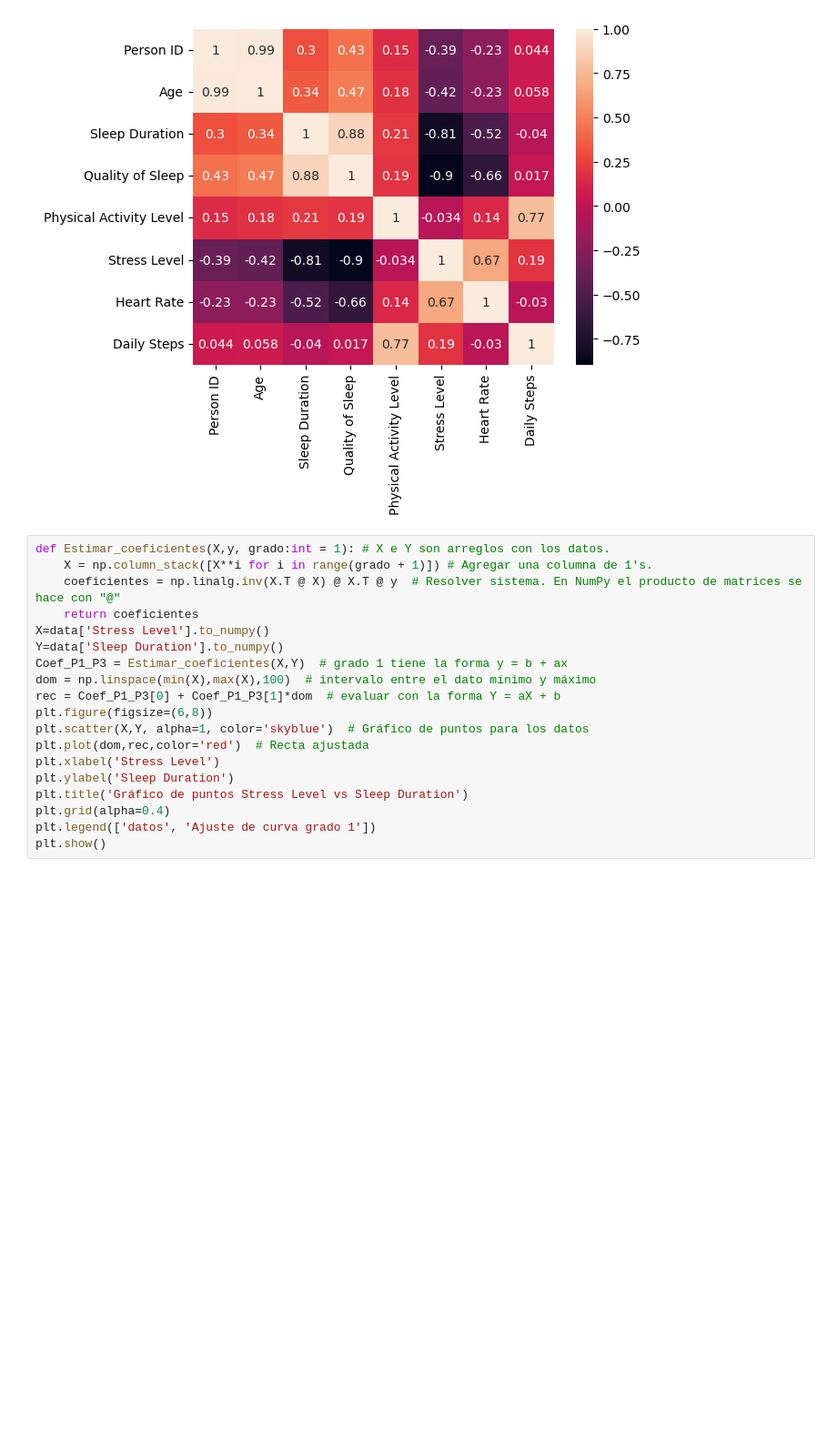
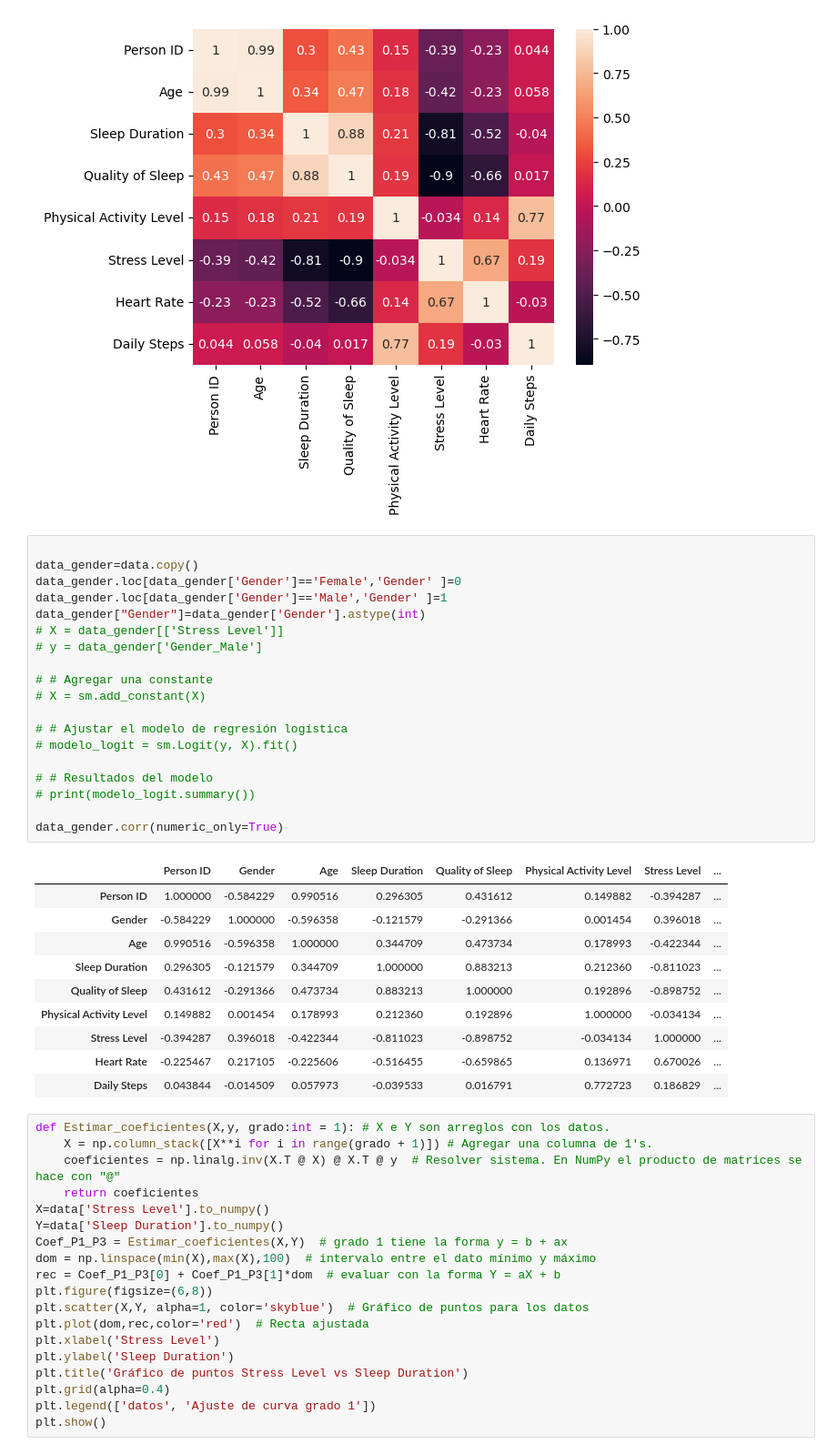
Before and after one commit to Brokolito/HAD-ModProba, a Jupyter notebook: data_work.ipynb, the cells around one changed output. Shown at 91% size. Cells and saved outputs as stored; diff of their text form; blank space fills up the shorter version.

```diff
--- a/data_work.ipynb
+++ b/data_work.ipynb
@@ -43,6 +43,36 @@ plt.rcParams['figure.figsize'] = (r*16,r*9)  # Ajuste de imagen, modifique respe
 plt.show()
 # %% [output]
 [figure]
+# %%
+
+data_gender=data.copy()
+data_gender.loc[data_gender['Gender']=='Female','Gender' ]=0
+data_gender.loc[data_gender['Gender']=='Male','Gender' ]=1
+data_gender["Gender"]=data_gender['Gender'].astype(int)
+# X = data_gender[['Stress Level']]
+# y = data_gender['Gender_Male']
+
+# # Agregar una constante
+# X = sm.add_constant(X)
+
+# # Ajustar el modelo de regresión logística
+# modelo_logit = sm.Logit(y, X).fit()
+
+# # Resultados del modelo
+# print(modelo_logit.summary())
+
+data_gender.corr(numeric_only=True)
+# %% [output]
+|  | Person ID | Gender | Age | Sleep Duration | Quality of Sleep | Physical Activity Level | Stress Level | ... |
+| Person ID | 1.000000 | -0.584229 | 0.990516 | 0.296305 | 0.431612 | 0.149882 | -0.394287 | ... |
+| Gender | -0.584229 | 1.000000 | -0.596358 | -0.121579 | -0.291366 | 0.001454 | 0.396018 | ... |
+| Age | 0.990516 | -0.596358 | 1.000000 | 0.344709 | 0.473734 | 0.178993 | -0.422344 | ... |
+| Sleep Duration | 0.296305 | -0.121579 | 0.344709 | 1.000000 | 0.883213 | 0.212360 | -0.811023 | ... |
+| Quality of Sleep | 0.431612 | -0.291366 | 0.473734 | 0.883213 | 1.000000 | 0.192896 | -0.898752 | ... |
+| Physical Activity Level | 0.149882 | 0.001454 | 0.178993 | 0.212360 | 0.192896 | 1.000000 | -0.034134 | ... |
+| Stress Level | -0.394287 | 0.396018 | -0.422344 | -0.811023 | -0.898752 | -0.034134 | 1.000000 | ... |
+| Heart Rate | -0.225467 | 0.217105 | -0.225606 | -0.516455 | -0.659865 | 0.136971 | 0.670026 | ... |
+| Daily Steps | 0.043844 | -0.014509 | 0.057973 | -0.039533 | 0.016791 | 0.772723 | 0.186829 | ... |
 # %%
 def Estimar_coeficientes(X,y, grado:int = 1): # X e Y son arreglos con los datos.
     X = np.column_stack([X**i for i in range(grado + 1)]) # Agregar una columna de 1's.
```
Also changed, not shown: 1 other file.
